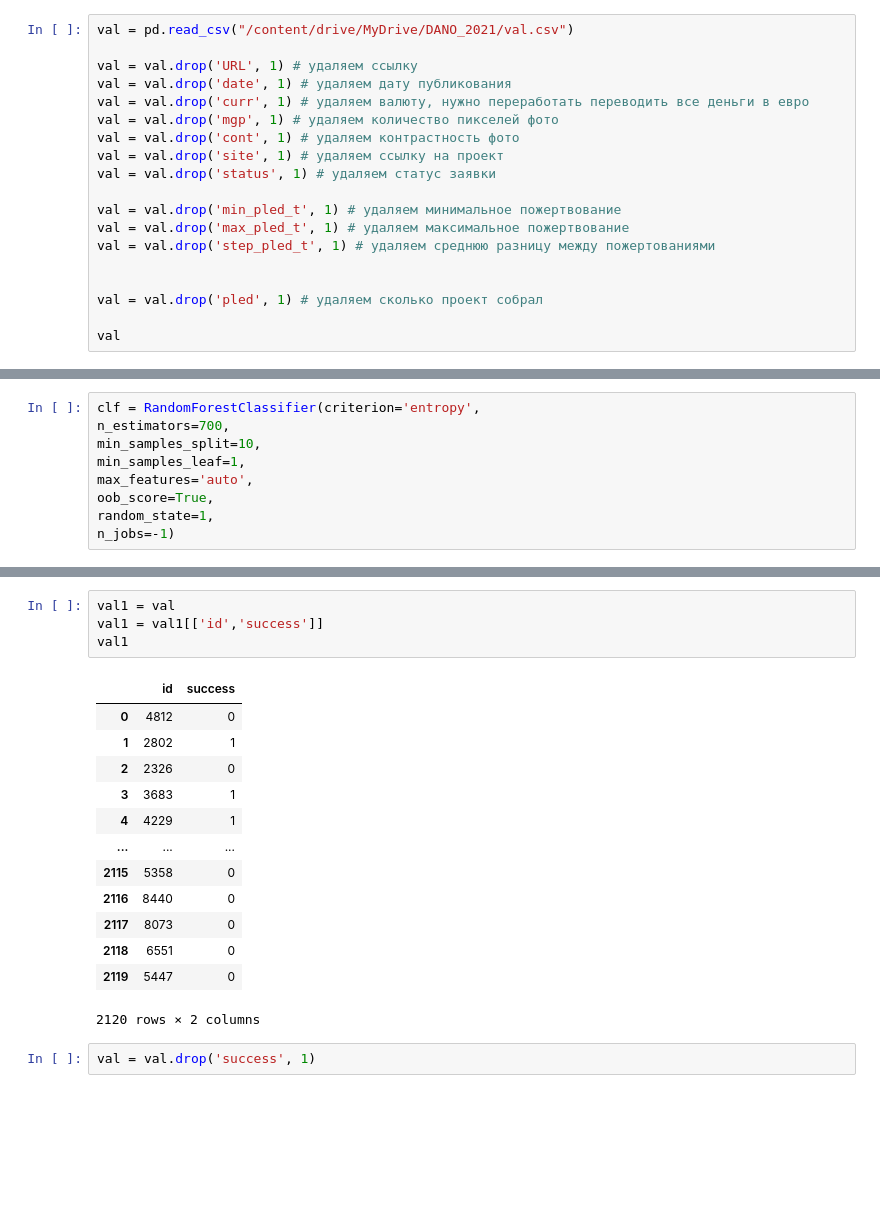
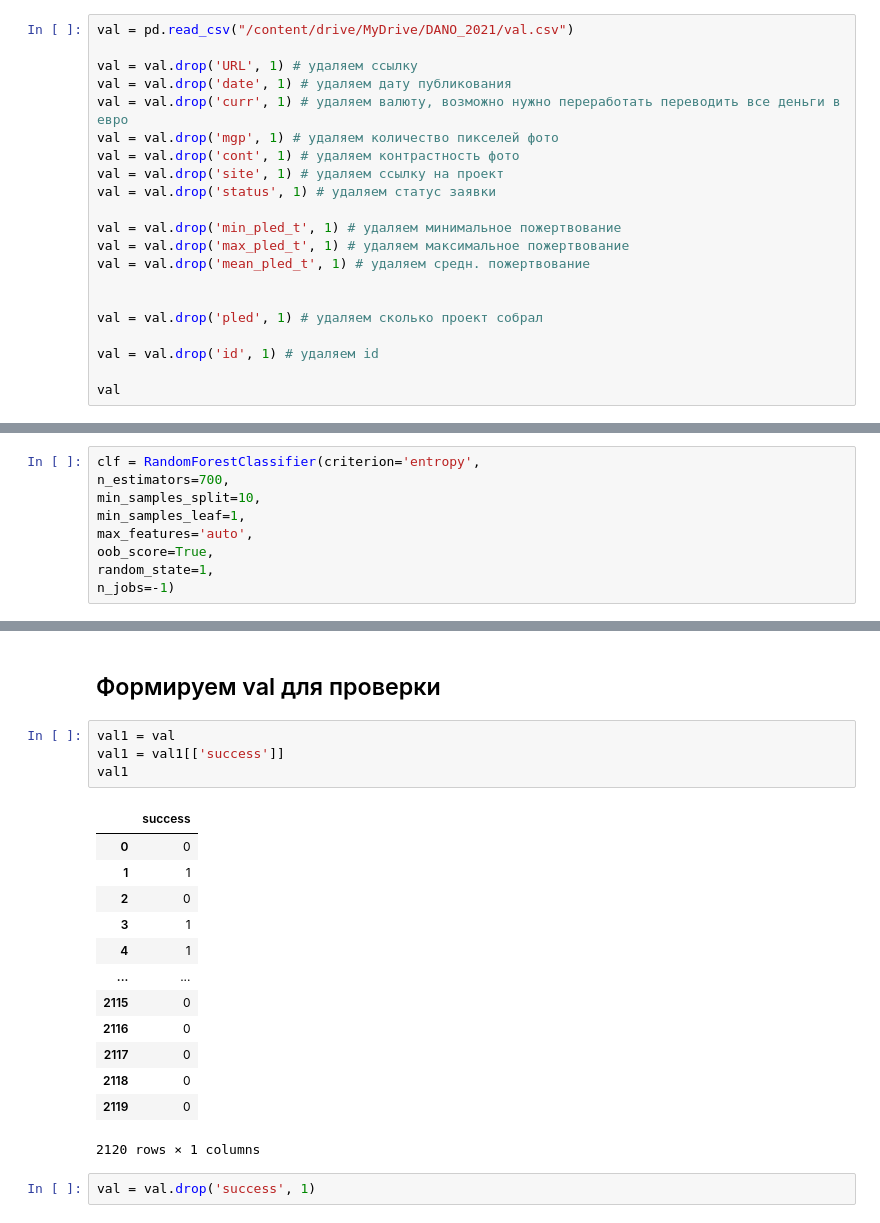
Before and after one commit to Arvp757/DANO-Kickstarter, a Jupyter notebook: main.ipynb, the cells around one changed output, grey strips where cells are left out. Cells and saved outputs as stored; diff of their text form; blank space fills up the shorter version.

```diff
--- a/main.ipynb
+++ b/main.ipynb
@@ -100,7 +118,7 @@ val = pd.read_csv("/content/drive/MyDrive/DANO_2021/val.csv")
 
 val = val.drop('URL', 1) # удаляем ссылку
 val = val.drop('date', 1) # удаляем дату публикования
-val = val.drop('curr', 1) # удаляем валюту, нужно переработать переводить все деньги в евро
+val = val.drop('curr', 1) # удаляем валюту, возможно нужно переработать переводить все деньги в евро
 val = val.drop('mgp', 1) # удаляем количество пикселей фото
 val = val.drop('cont', 1) # удаляем контрастность фото
 val = val.drop('site', 1) # удаляем ссылку на проект
@@ -108,10 +126,12 @@ val = val.drop('status', 1) # удаляем статус заявки
 
 val = val.drop('min_pled_t', 1) # удаляем минимальное пожертвование
 val = val.drop('max_pled_t', 1) # удаляем максимальное пожертвование
-val = val.drop('step_pled_t', 1) # удаляем среднюю разницу между пожертованиями
+val = val.drop('mean_pled_t', 1) # удаляем средн. пожертвование
 
 
 val = val.drop('pled', 1) # удаляем сколько проект собрал
 
+val = val.drop('id', 1) # удаляем id
+
 val
 # %% [output]
@@ -263,20 +262,22 @@ val
+# %% [markdown]
+## Формируем val для проверки
 # %%
 val1 = val
-val1 = val1[['id','success']]
+val1 = val1[['success']]
 val1
 # %% [output]
-|  | id | success |
-| 0 | 4812 | 0 |
-| 1 | 2802 | 1 |
-| 2 | 2326 | 0 |
-| 3 | 3683 | 1 |
-| 4 | 4229 | 1 |
-| ... | ... | ... |
-| 2115 | 5358 | 0 |
-| 2116 | 8440 | 0 |
-| 2117 | 8073 | 0 |
-| 2118 | 6551 | 0 |
-| 2119 | 5447 | 0 |
+|  | success |
+| 0 | 0 |
+| 1 | 1 |
+| 2 | 0 |
+| 3 | 1 |
+| 4 | 1 |
+| ... | ... |
+| 2115 | 0 |
+| 2116 | 0 |
+| 2117 | 0 |
+| 2118 | 0 |
+| 2119 | 0 |
-2120 rows × 2 columns
+2120 rows × 1 columns
 # %%
 val = val.drop('success', 1)
```
Also changed, not shown: parts of 35 cells of this notebook.
